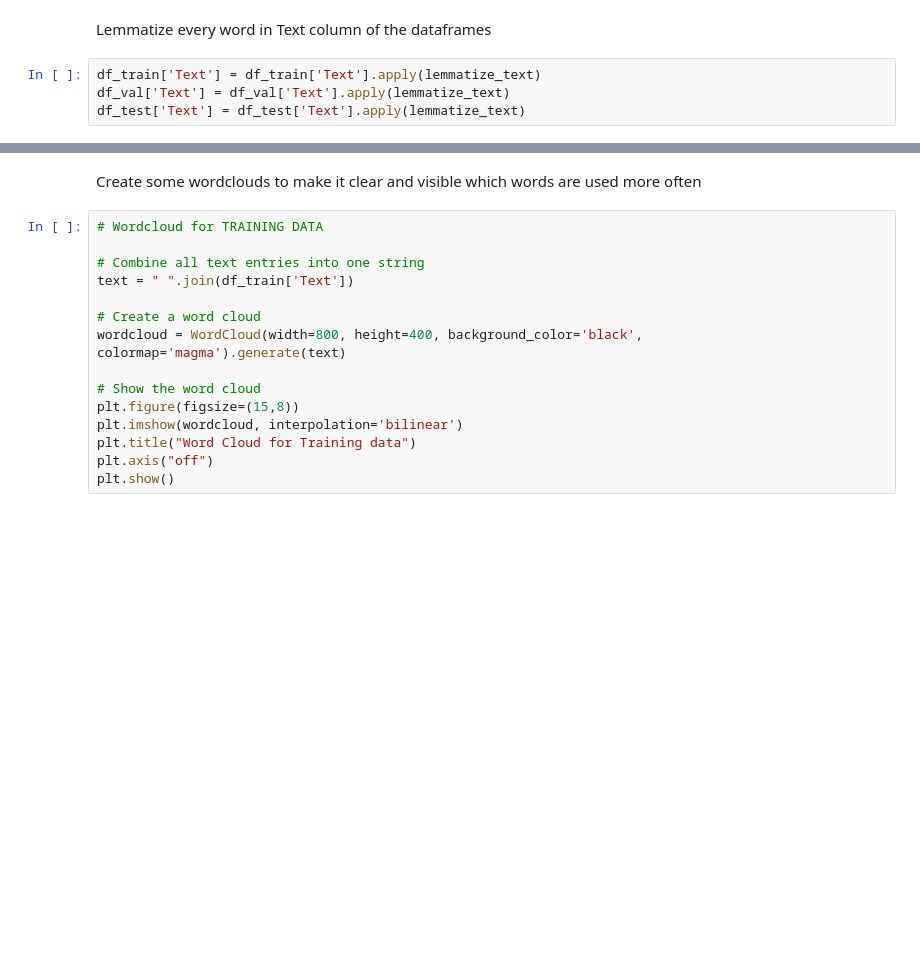
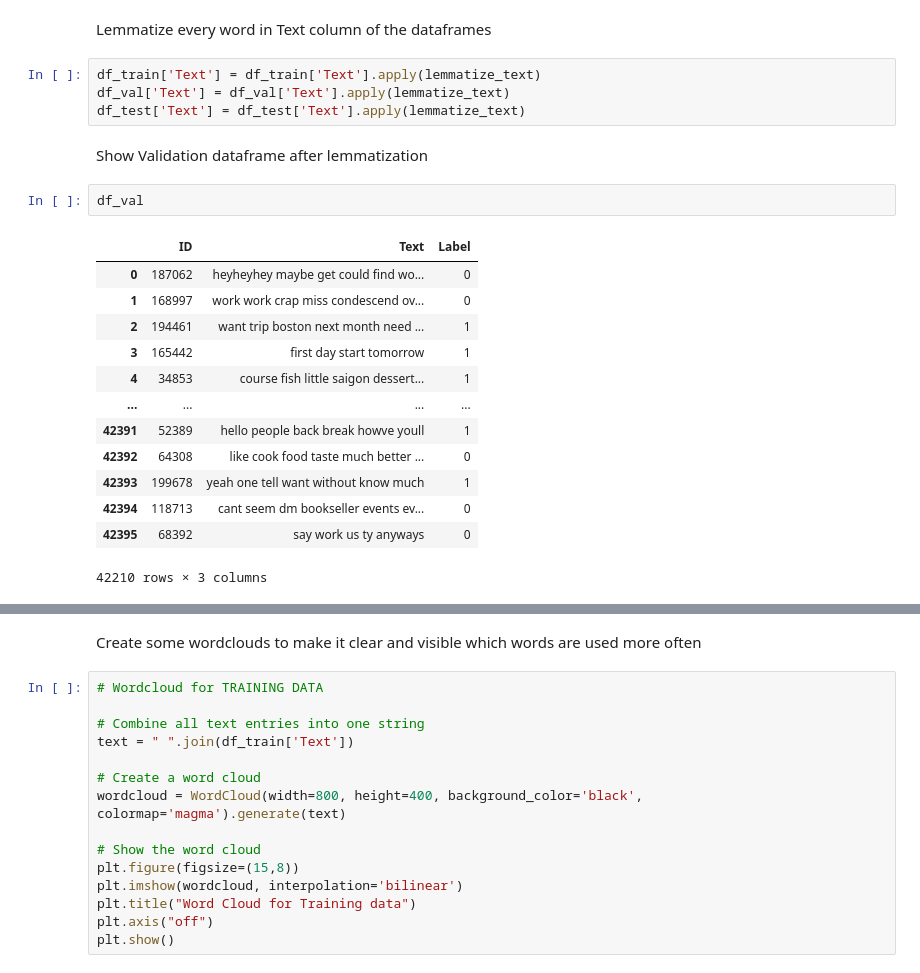
Before and after one commit to ChristinaDiam/Deep_Learning_for_NLP, a Jupyter notebook: Project_1.ipynb, the cells around one changed output, grey strips where cells are left out. Cells and saved outputs as stored; diff of their text form; blank space fills up the shorter version.

```diff
--- a/Project_1.ipynb
+++ b/Project_1.ipynb
@@ -165,3 +169,21 @@ Lemmatize every word in Text column of the dataframes
 df_train['Text'] = df_train['Text'].apply(lemmatize_text)
 df_val['Text'] = df_val['Text'].apply(lemmatize_text)
 df_test['Text'] = df_test['Text'].apply(lemmatize_text)
+# %% [markdown]
+Show Validation dataframe after lemmatization
+# %%
+df_val
+# %% [output]
+|  | ID | Text | Label |
+| 0 | 187062 | heyheyhey maybe get could find wo... | 0 |
+| 1 | 168997 | work work crap miss condescend ov... | 0 |
+| 2 | 194461 | want trip boston next month need ... | 1 |
+| 3 | 165442 | first day start tomorrow | 1 |
+| 4 | 34853 | course fish little saigon dessert... | 1 |
+| ... | ... | ... | ... |
+| 42391 | 52389 | hello people back break howve youll | 1 |
+| 42392 | 64308 | like cook food taste much better ... | 0 |
+| 42393 | 199678 | yeah one tell want without know much | 1 |
+| 42394 | 118713 | cant seem dm bookseller events ev... | 0 |
+| 42395 | 68392 | say work us ty anyways | 0 |
+42210 rows × 3 columns
```
Also changed, not shown: parts of 24 cells of this notebook.
